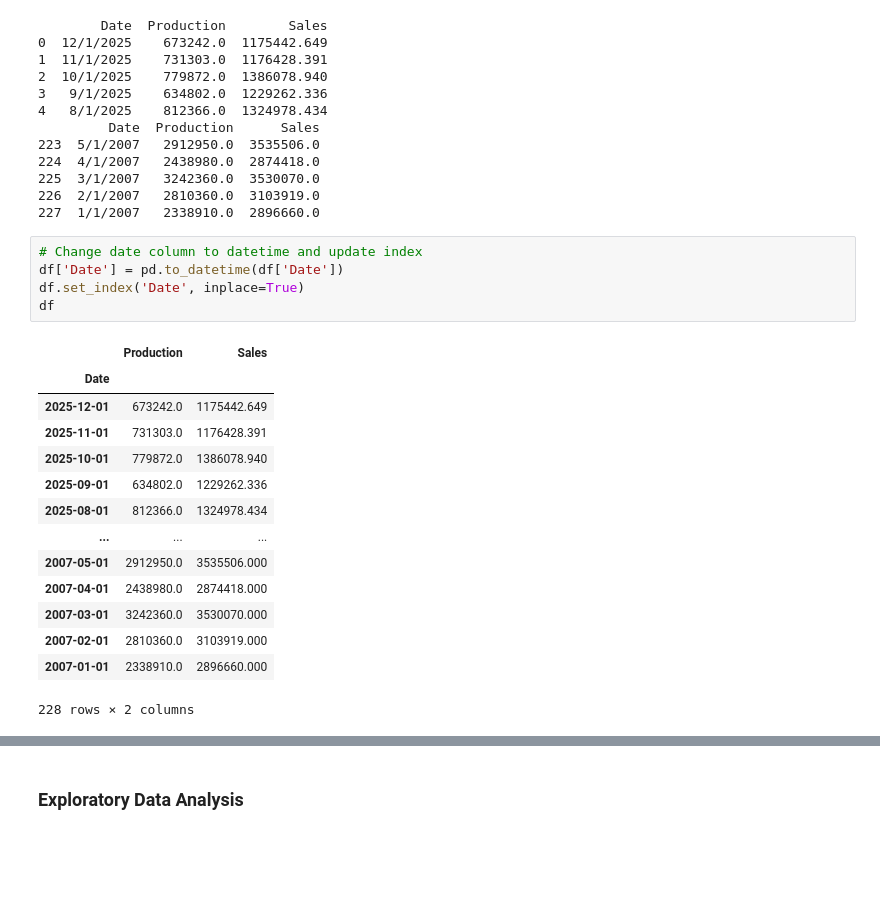
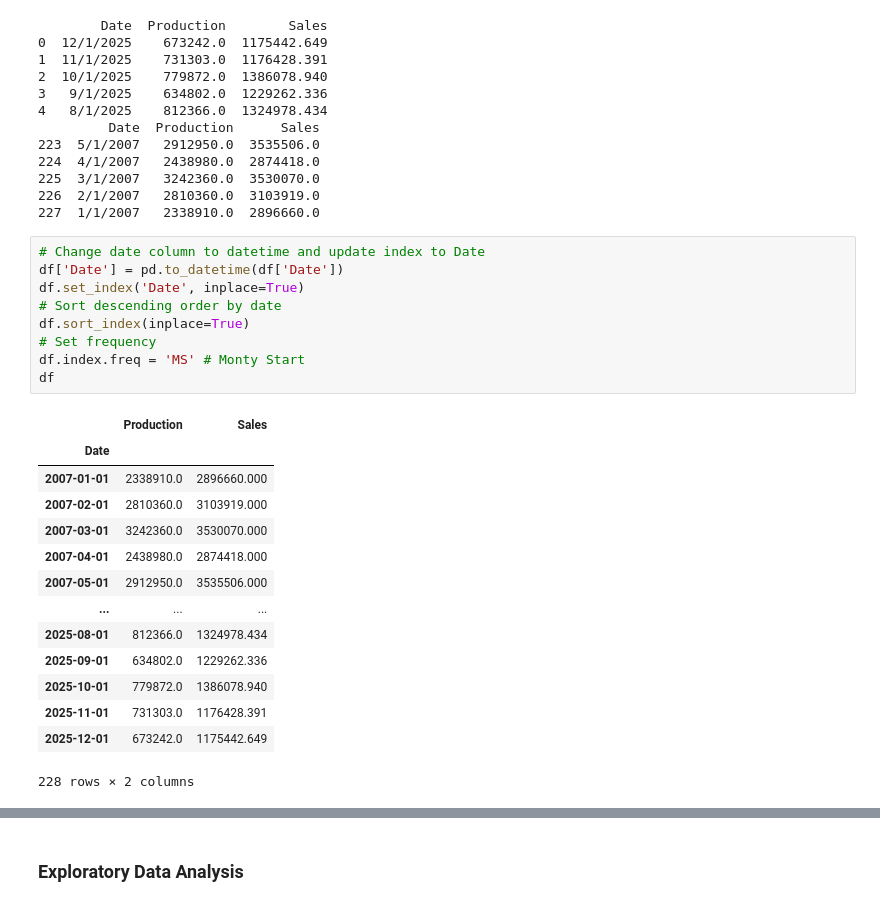
Before and after one commit to weslylaboy/arma-model-forecast, a Jupyter notebook: arma_models.ipynb, the cells around one changed output, grey strips where cells are left out. Cells and saved outputs as stored; diff of their text form; blank space fills up the shorter version.

```diff
--- a/arma_models.ipynb
+++ b/arma_models.ipynb
@@ -95,22 +104,26 @@ print(df.tail())
 226  2/1/2007   2810360.0  3103919.0
 227  1/1/2007   2338910.0  2896660.0
 # %%
-# Change date column to datetime and update index
+# Change date column to datetime and update index to Date
 df['Date'] = pd.to_datetime(df['Date'])
 df.set_index('Date', inplace=True)
+# Sort descending order by date
+df.sort_index(inplace=True)
+# Set frequency
+df.index.freq = 'MS' # Monty Start
 df
 # %% [output]
 |  | Production | Sales |
 | Date |  |  |
+| 2007-01-01 | 2338910.0 | 2896660.000 |
+| 2007-02-01 | 2810360.0 | 3103919.000 |
+| 2007-03-01 | 3242360.0 | 3530070.000 |
+| 2007-04-01 | 2438980.0 | 2874418.000 |
+| 2007-05-01 | 2912950.0 | 3535506.000 |
+| ... | ... | ... |
+| 2025-08-01 | 812366.0 | 1324978.434 |
+| 2025-09-01 | 634802.0 | 1229262.336 |
+| 2025-10-01 | 779872.0 | 1386078.940 |
+| 2025-11-01 | 731303.0 | 1176428.391 |
 | 2025-12-01 | 673242.0 | 1175442.649 |
-| 2025-11-01 | 731303.0 | 1176428.391 |
-| 2025-10-01 | 779872.0 | 1386078.940 |
-| 2025-09-01 | 634802.0 | 1229262.336 |
-| 2025-08-01 | 812366.0 | 1324978.434 |
-| ... | ... | ... |
-| 2007-05-01 | 2912950.0 | 3535506.000 |
-| 2007-04-01 | 2438980.0 | 2874418.000 |
-| 2007-03-01 | 3242360.0 | 3530070.000 |
-| 2007-02-01 | 2810360.0 | 3103919.000 |
-| 2007-01-01 | 2338910.0 | 2896660.000 |
 228 rows × 2 columns
```
Also changed, not shown: parts of 28 cells of this notebook.
